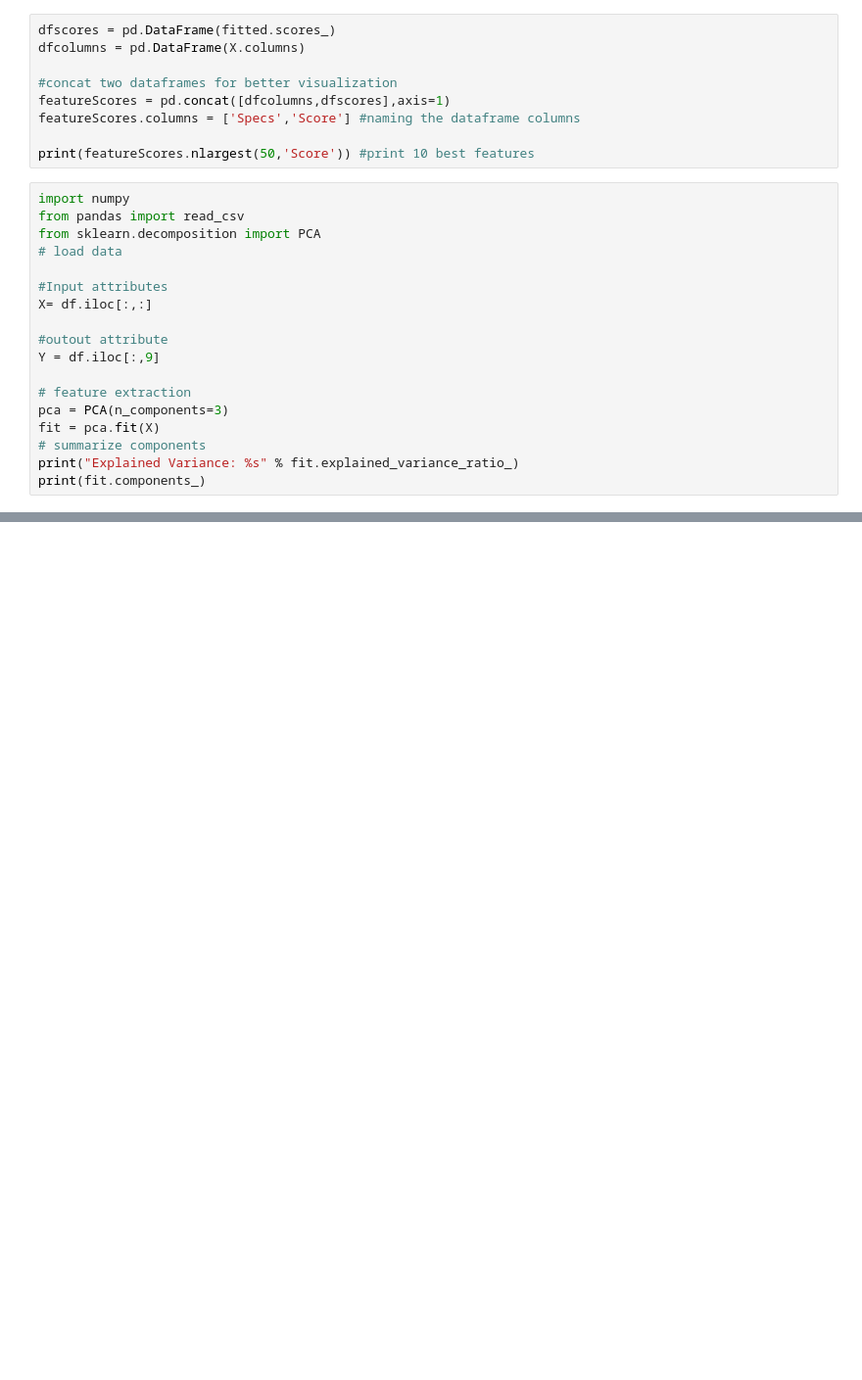
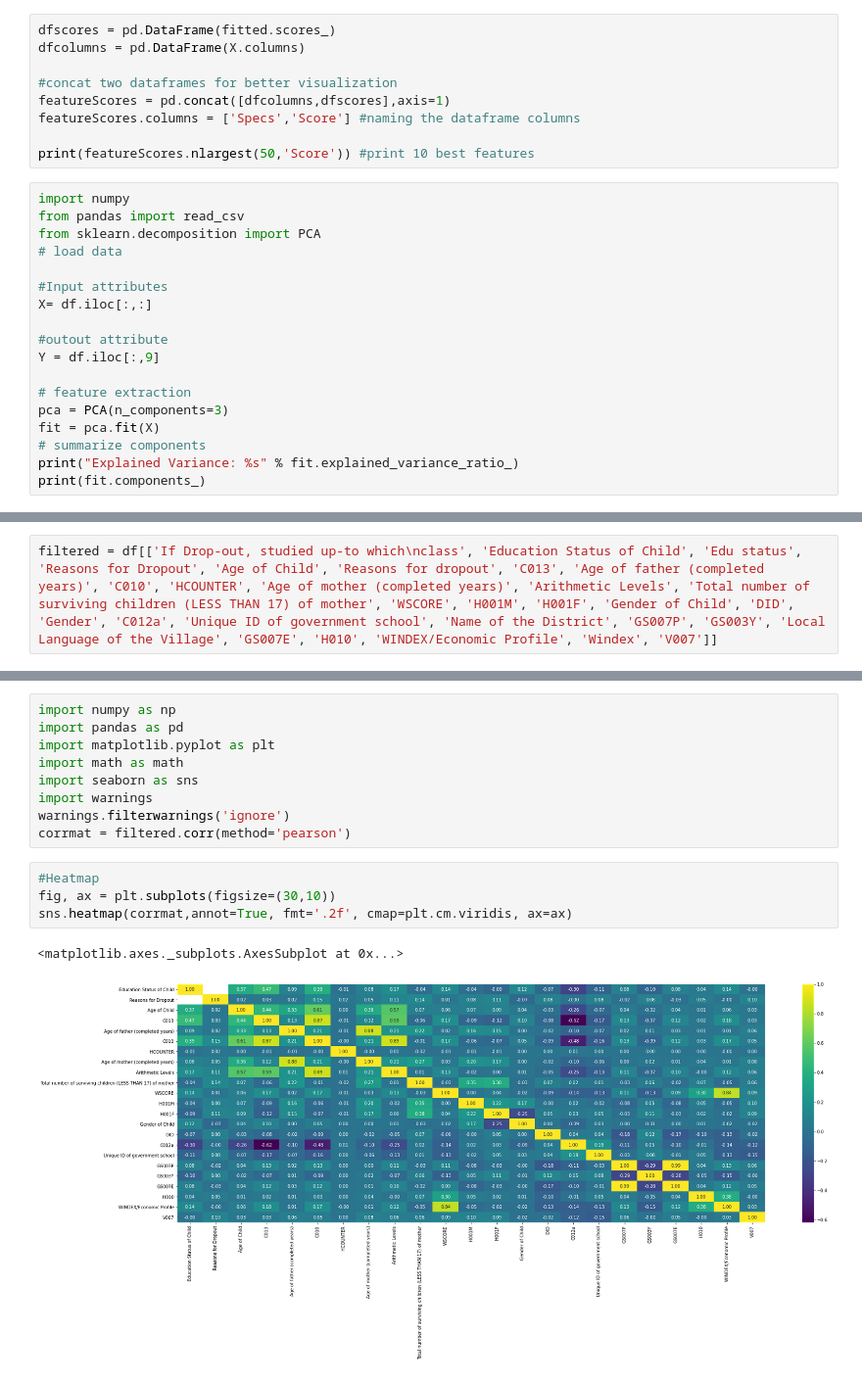
Before and after one commit to AliShujjat/DropOutRatesInPakistan, a Jupyter notebook: DSProject.ipynb, the cells around one changed output, grey strips where cells are left out. Shown: that part at 98% size. Drawn from its saved outputs; the diff is of its cells as text; blank space fills up the shorter version.

Commit message:
Correlation & Heatmaps

```diff
--- a/DSProject.ipynb
+++ b/DSProject.ipynb
@@ -215,0 +256,2 @@ print(model.feature_importances_)
+# %%
+filtered = df[['If Drop-out, studied up-to which\nclass', 'Education Status of Child', 'Edu status', 'Reasons for Dropout', 'Age of Child', 'Reasons for dropout', 'C013', 'Age of father (completed years)', 'C010', 'HCOUNTER', 'Age of mother (completed years)', 'Arithmetic Levels', 'Total number of surviving children (LESS THAN 17) of mother', 'WSCORE', 'H001M', 'H001F', 'Gender of Child', 'DID', 'Gender', 'C012a', 'Unique ID of government school', 'Name of the District', 'GS007P', 'GS003Y', 'Local Language of the Village', 'GS007E', 'H010', 'WINDEX/Economic Profile', 'Windex', 'V007']]
@@ -215,0 +278,16 @@ print(model.feature_importances_)
+# %%
+import numpy as np
+import pandas as pd
+import matplotlib.pyplot as plt
+import math as math
+import seaborn as sns
+import warnings
+warnings.filterwarnings('ignore')
+corrmat = filtered.corr(method='pearson')
+# %%
+#Heatmap
+fig, ax = plt.subplots(figsize=(30,10))
+sns.heatmap(corrmat,annot=True, fmt='.2f', cmap=plt.cm.viridis, ax=ax)
+# %% [output]
+<matplotlib.axes._subplots.AxesSubplot at 0x...>
+[figure, added]
```
Also changed, not shown: parts of 9 cells of this notebook.
